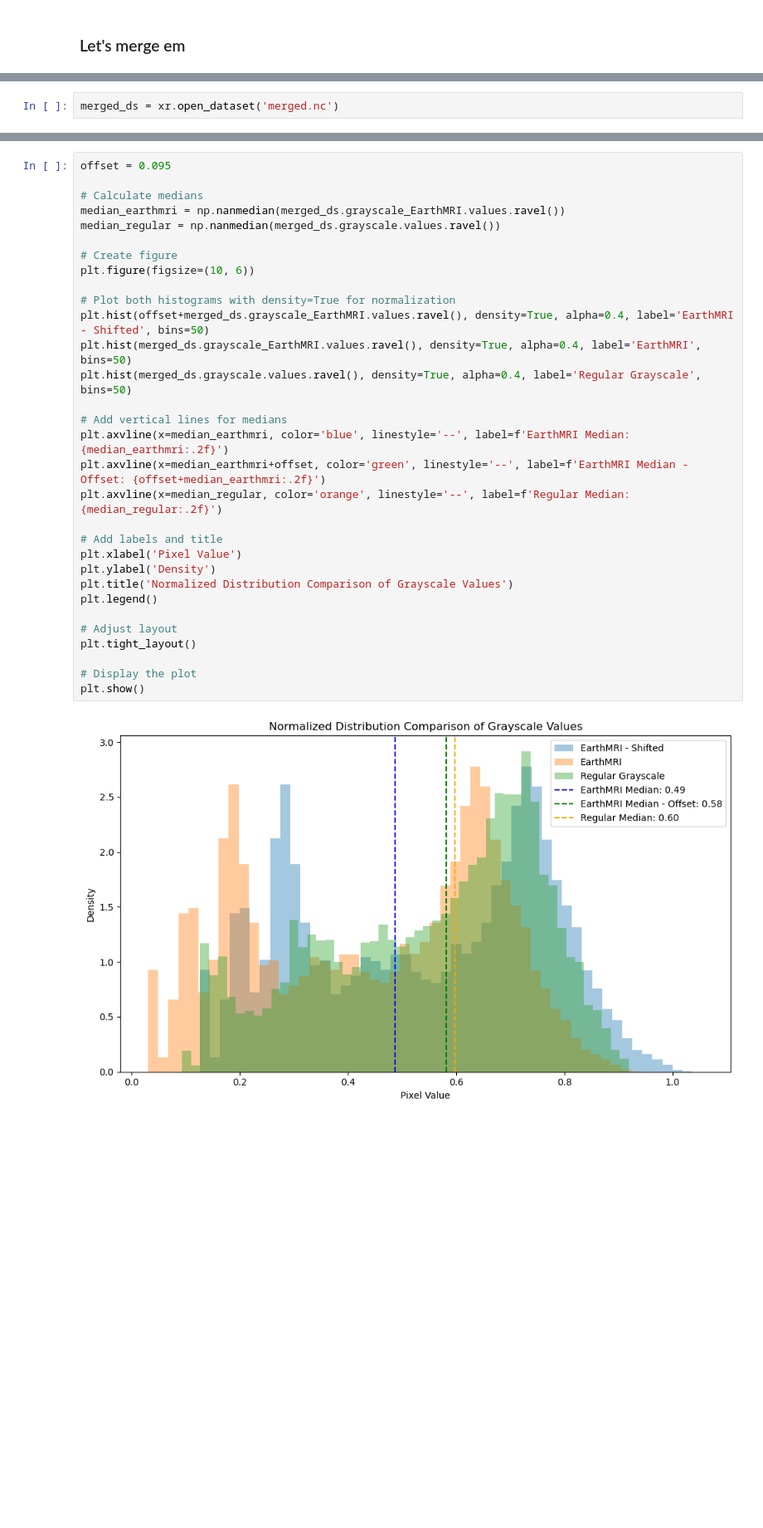
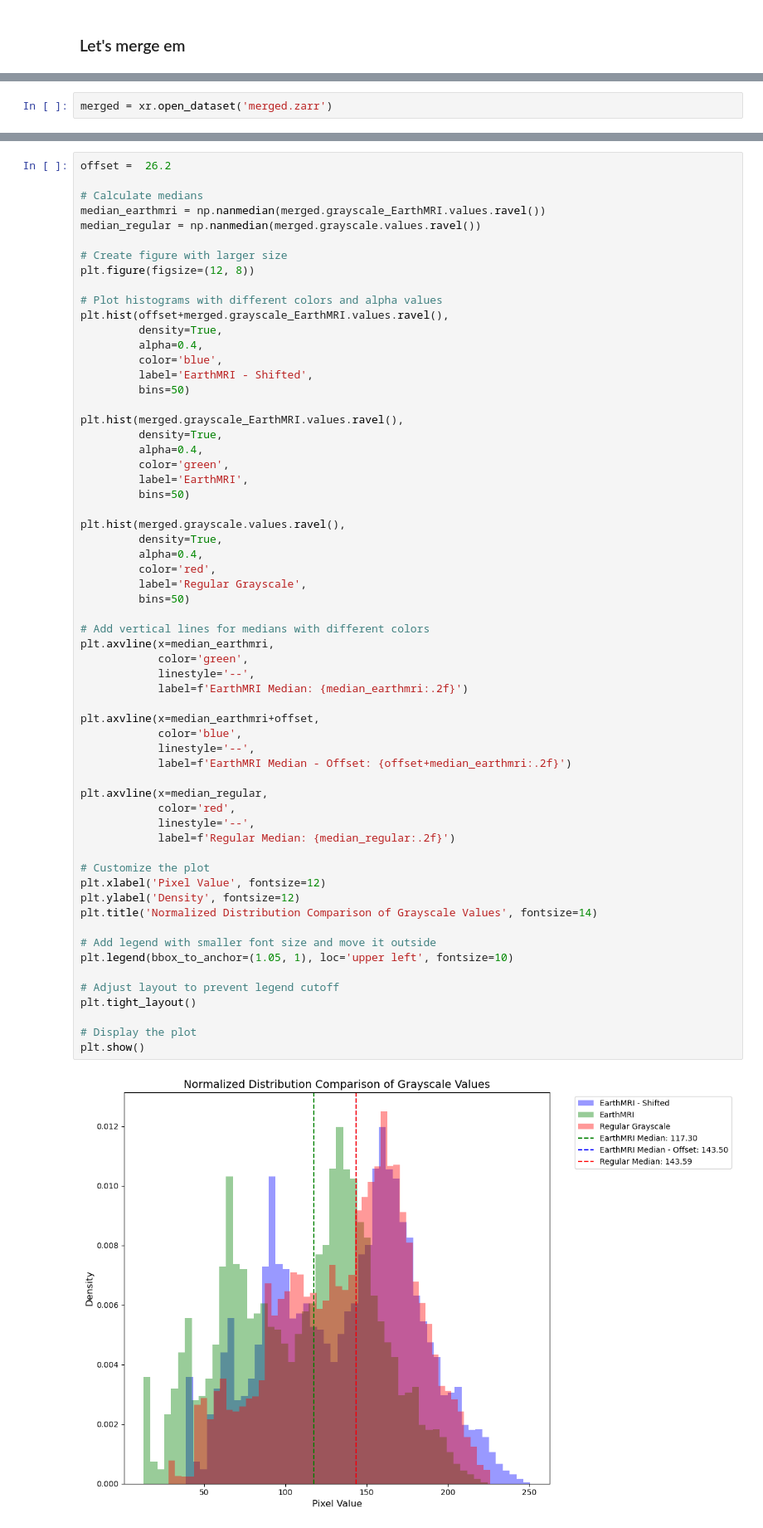
Before and after one commit to Unidata/MLscratchpad, a Jupyter notebook: aeromag_resample/wyoming.ipynb, the cells around one changed output, grey strips where cells are left out. Shown at 83% size. Saved outputs shown, nothing was run; the diff lists cells and outputs as text; blank space fills up the shorter version.

```diff
--- a/aeromag_resample/wyoming.ipynb
+++ b/aeromag_resample/wyoming.ipynb
@@ -541,5 +802,5 @@ merged_ds.to_zarr('merged.zarr')
 # %%
-merged_ds = xr.open_dataset('merged.nc')
+merged = xr.open_dataset('merged.zarr')
 # %%
 # Create figure and subplots
 fig, (ax1, ax2) = plt.subplots(1, 2, figsize=(12, 5))
@@ -566,33 +841,63 @@ plt.show()
 # %%
-offset = 0.095
+offset =  26.2
 
 # Calculate medians
-median_earthmri = np.nanmedian(merged_ds.grayscale_EarthMRI.values.ravel())
-median_regular = np.nanmedian(merged_ds.grayscale.values.ravel())
+median_earthmri = np.nanmedian(merged.grayscale_EarthMRI.values.ravel())
+median_regular = np.nanmedian(merged.grayscale.values.ravel())
 
-# Create figure
-plt.figure(figsize=(10, 6))
+# Create figure with larger size
+plt.figure(figsize=(12, 8))
 
-# Plot both histograms with density=True for normalization
-plt.hist(offset+merged_ds.grayscale_EarthMRI.values.ravel(), density=True, alpha=0.4, label='EarthMRI - Shifted', bins=50)
-plt.hist(merged_ds.grayscale_EarthMRI.values.ravel(), density=True, alpha=0.4, label='EarthMRI', bins=50)
-plt.hist(merged_ds.grayscale.values.ravel(), density=True, alpha=0.4, label='Regular Grayscale', bins=50)
+# Plot histograms with different colors and alpha values
+plt.hist(offset+merged.grayscale_EarthMRI.values.ravel(),
+         density=True,
+         alpha=0.4,
+         color='blue',
+         label='EarthMRI - Shifted',
+         bins=50)
 
-# Add vertical lines for medians
-plt.axvline(x=median_earthmri, color='blue', linestyle='--', label=f'EarthMRI Median: {median_earthmri:.2f}')
-plt.axvline(x=median_earthmri+offset, color='green', linestyle='--', label=f'EarthMRI Median - Offset: {offset+median_earthmri:.2f}')
-plt.axvline(x=median_regular, color='orange', linestyle='--', label=f'Regular Median: {median_regular:.2f}')
+plt.hist(merged.grayscale_EarthMRI.values.ravel(),
+         density=True,
+         alpha=0.4,
+         color='green',
+         label='EarthMRI',
+         bins=50)
 
-# Add labels and title
-plt.xlabel('Pixel Value')
-plt.ylabel('Density')
-plt.title('Normalized Distribution Comparison of Grayscale Values')
-plt.legend()
+plt.hist(merged.grayscale.values.ravel(),
+         density=True,
+         alpha=0.4,
+         color='red',
+         label='Regular Grayscale',
+         bins=50)
 
-# Adjust layout
+# Add vertical lines for medians with different colors
+plt.axvline(x=median_earthmri,
+            color='green',
+            linestyle='--',
+            label=f'EarthMRI Median: {median_earthmri:.2f}')
+
+plt.axvline(x=median_earthmri+offset,
+            color='blue',
+            linestyle='--',
+            label=f'EarthMRI Median - Offset: {offset+median_earthmri:.2f}')
+
+plt.axvline(x=median_regular,
+            color='red',
+            linestyle='--',
+            label=f'Regular Median: {median_regular:.2f}')
+
+# Customize the plot
+plt.xlabel('Pixel Value', fontsize=12)
+plt.ylabel('Density', fontsize=12)
+plt.title('Normalized Distribution Comparison of Grayscale Values', fontsize=14)
+
+# Add legend with smaller font size and move it outside
+plt.legend(bbox_to_anchor=(1.05, 1), loc='upper left', fontsize=10)
+
+# Adjust layout to prevent legend cutoff
 plt.tight_layout()
 
 # Display the plot
 plt.show()
 # %% [output]
-[figure, old version]
+[figure, new version]
```
Also changed, not shown: parts of 68 cells of this notebook.
